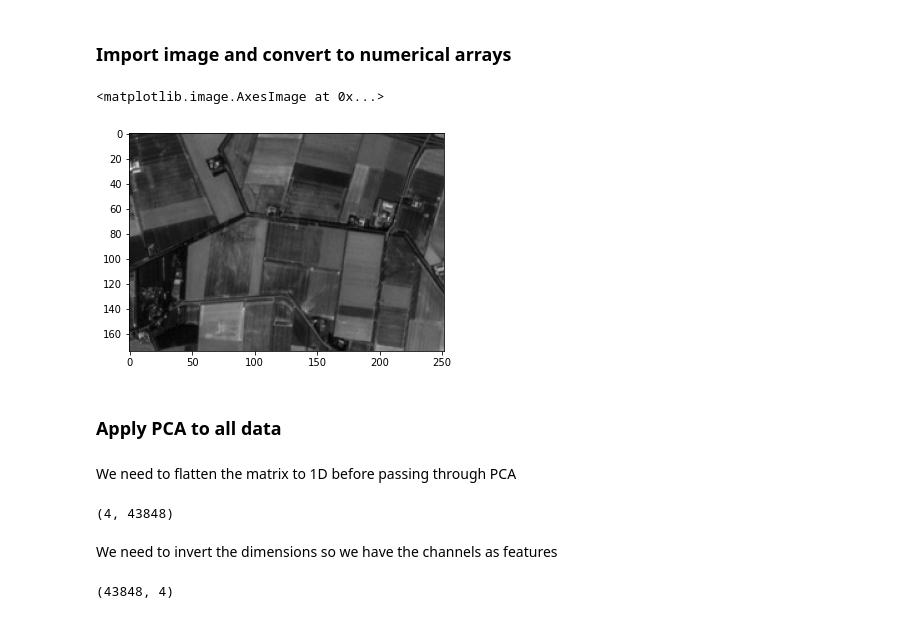
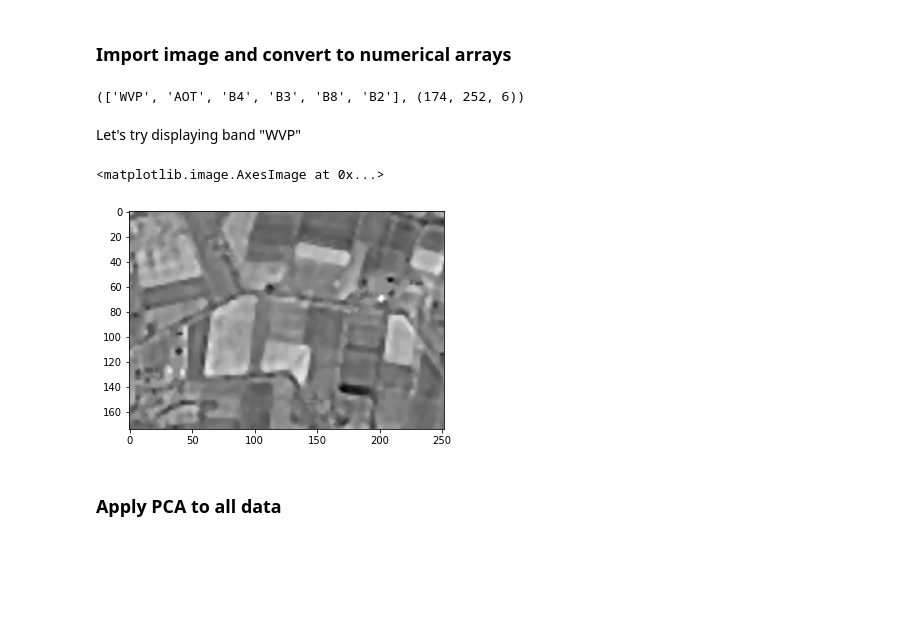
Before and after one commit to tommasobonomo/BlankSpace, a Jupyter notebook: PCA on GeoTiff.ipynb, the cells around one changed output. Drawn from its saved outputs; the diff is of its cells as text; code cells hidden in the pictures; blank space fills up the shorter version.

```diff
--- a/PCA on GeoTiff.ipynb
+++ b/PCA on GeoTiff.ipynb
@@ -26,5 +11,0 @@ bands_matrix = np.array(
-# %%
-pylab.imshow(list(bands.values())[1], cmap="gray")
-# %% [output]
-<matplotlib.image.AxesImage at 0x...>
-[figure, removed]
@@ -33,20 +12,16 @@ height, width = list(bands.values())[0].shape
+# %%
+band_names, image = geotiff_to_numpy("data/20180807-kortgene/")
+height, width, bands = image.shape
+band_names, image.shape
+# %% [output]
+(['WVP', 'AOT', 'B4', 'B3', 'B8', 'B2'], (174, 252, 6))
+# %% [markdown]
+Let's try displaying band "WVP"
+# %%
+wvp = image[:, :, 0]
+pylab.imshow(wvp, cmap="gray")
+# %% [output]
+<matplotlib.image.AxesImage at 0x...>
+[figure, added]
 # %% [markdown]
 ### Apply PCA to all data
-# %% [markdown]
-We need to flatten the matrix to 1D before passing through PCA
-# %%
-bands_matrix_flattened = []
-for band in bands_matrix:
-    bands_matrix_flattened.append(band.flatten())
-
-bands_flattened = np.array(bands_matrix_flattened)
-bands_flattened.shape
-# %% [output]
-(4, 43848)
-# %% [markdown]
-We need to invert the dimensions so we have the channels as features
-# %%
-channels_last_bands = np.swapaxes(bands_flattened, 0, 1)
-channels_last_bands.shape
-# %% [output]
-(43848, 4)
```
Also changed, not shown: parts of 27 cells of this notebook.
